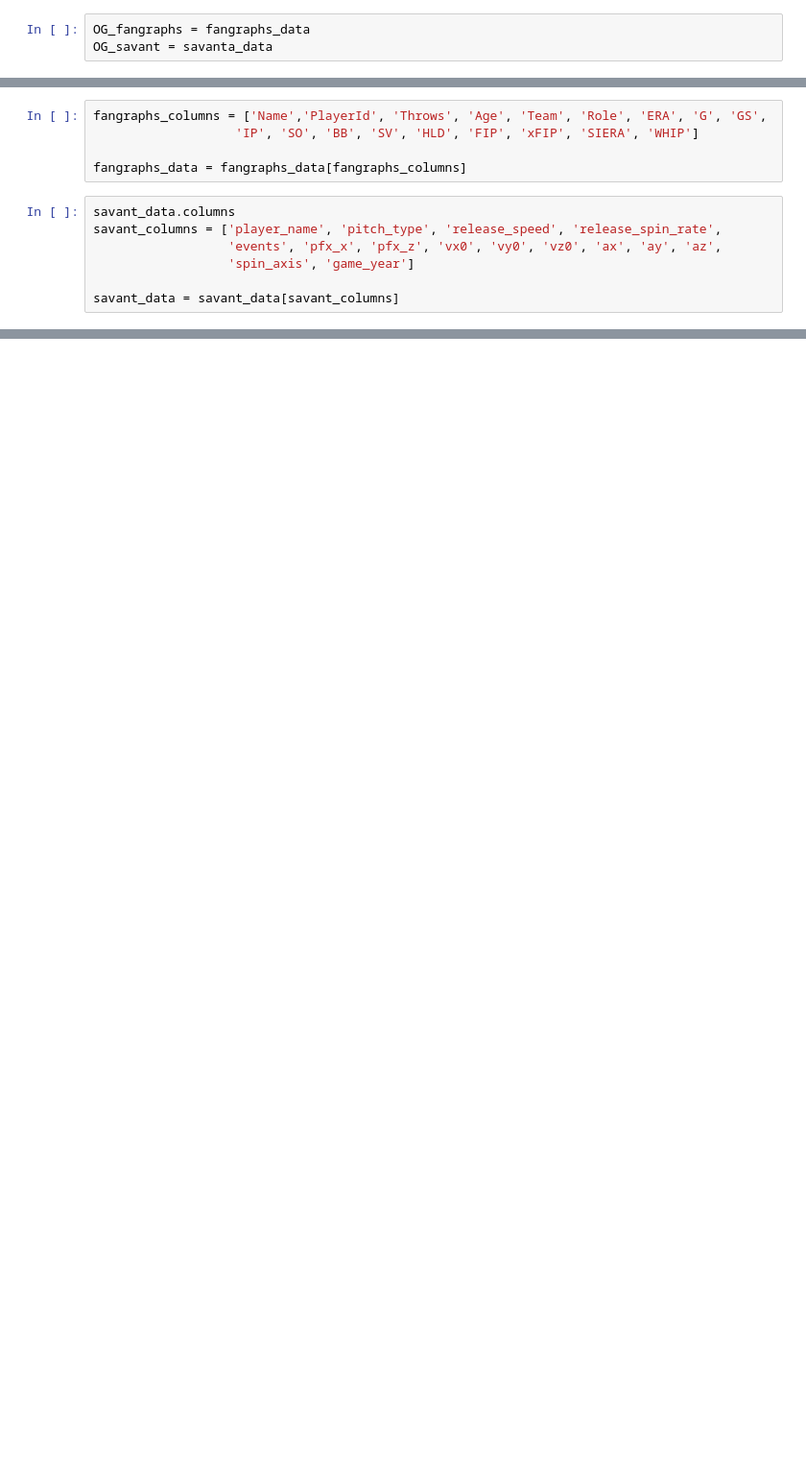
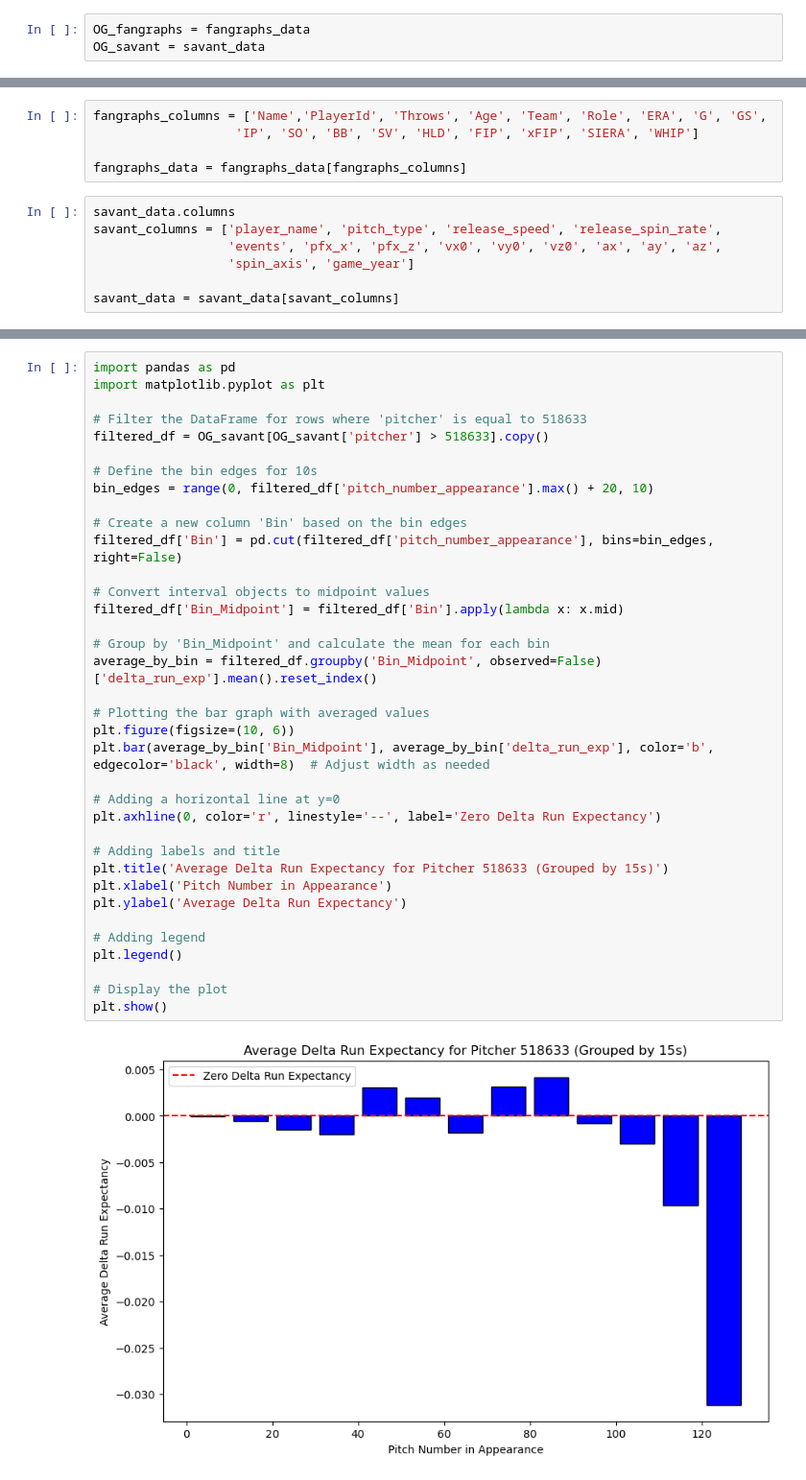
Before and after one commit to RudimentaryChef/RedsHackathon, a Jupyter notebook: Adi_Copy.ipynb, the cells around one changed output, grey strips where cells are left out. Shown at 96% size. Saved outputs shown, nothing was run; the diff lists cells and outputs as text; blank space fills up the shorter version.

Commit message:
adds graphs

```diff
--- a/Adi_Copy.ipynb
+++ b/Adi_Copy.ipynb
@@ -55,4 +29,4 @@ fangraphs_data = pd.read_csv("fangraphs_season_level.csv")
 savant_data = pd.read_csv("savant_pitch_level.csv")
 # %%
 OG_fangraphs = fangraphs_data
-OG_savant = savanta_data
+OG_savant = savant_data
@@ -87,0 +225,38 @@ merged_data.head(50)
+# %%
+import pandas as pd
+import matplotlib.pyplot as plt
+
+# Filter the DataFrame for rows where 'pitcher' is equal to 518633
+filtered_df = OG_savant[OG_savant['pitcher'] > 518633].copy()
+
+# Define the bin edges for 10s
+bin_edges = range(0, filtered_df['pitch_number_appearance'].max() + 20, 10)
+
+# Create a new column 'Bin' based on the bin edges
+filtered_df['Bin'] = pd.cut(filtered_df['pitch_number_appearance'], bins=bin_edges, right=False)
+
+# Convert interval objects to midpoint values
+filtered_df['Bin_Midpoint'] = filtered_df['Bin'].apply(lambda x: x.mid)
+
+# Group by 'Bin_Midpoint' and calculate the mean for each bin
+average_by_bin = filtered_df.groupby('Bin_Midpoint', observed=False)['delta_run_exp'].mean().reset_index()
+
+# Plotting the bar graph with averaged values
+plt.figure(figsize=(10, 6))
+plt.bar(average_by_bin['Bin_Midpoint'], average_by_bin['delta_run_exp'], color='b', edgecolor='black', width=8)  # Adjust width as needed
+
+# Adding a horizontal line at y=0
+plt.axhline(0, color='r', linestyle='--', label='Zero Delta Run Expectancy')
+
+# Adding labels and title
+plt.title('Average Delta Run Expectancy for Pitcher 518633 (Grouped by 15s)')
+plt.xlabel('Pitch Number in Appearance')
+plt.ylabel('Average Delta Run Expectancy')
+
+# Adding legend
+plt.legend()
+
+# Display the plot
+plt.show()
+# %% [output]
+[figure, added]
```
Also changed, not shown: parts of 19 cells of this notebook, 2 other files.
